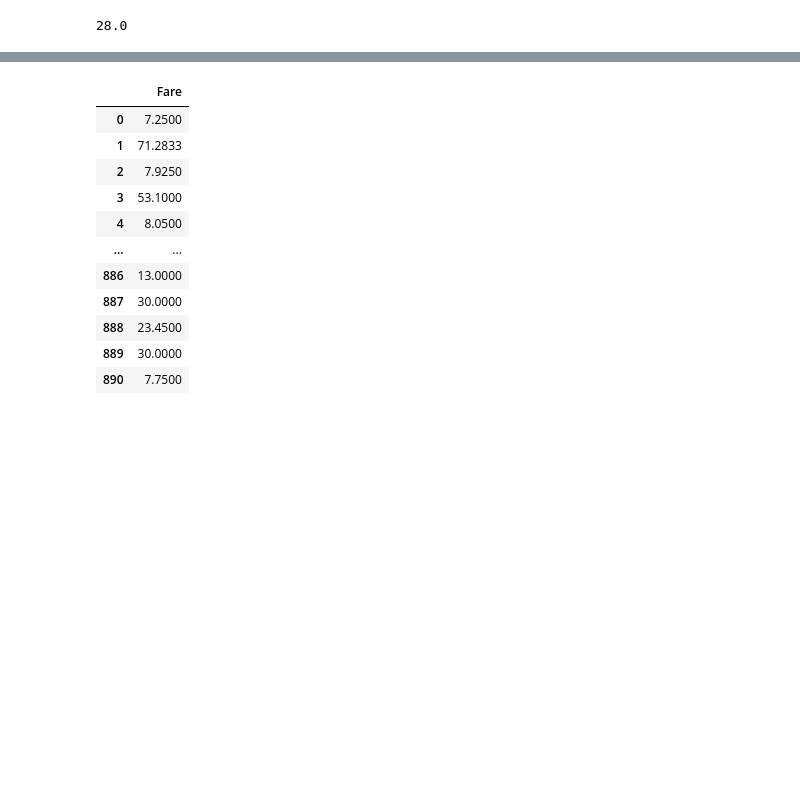
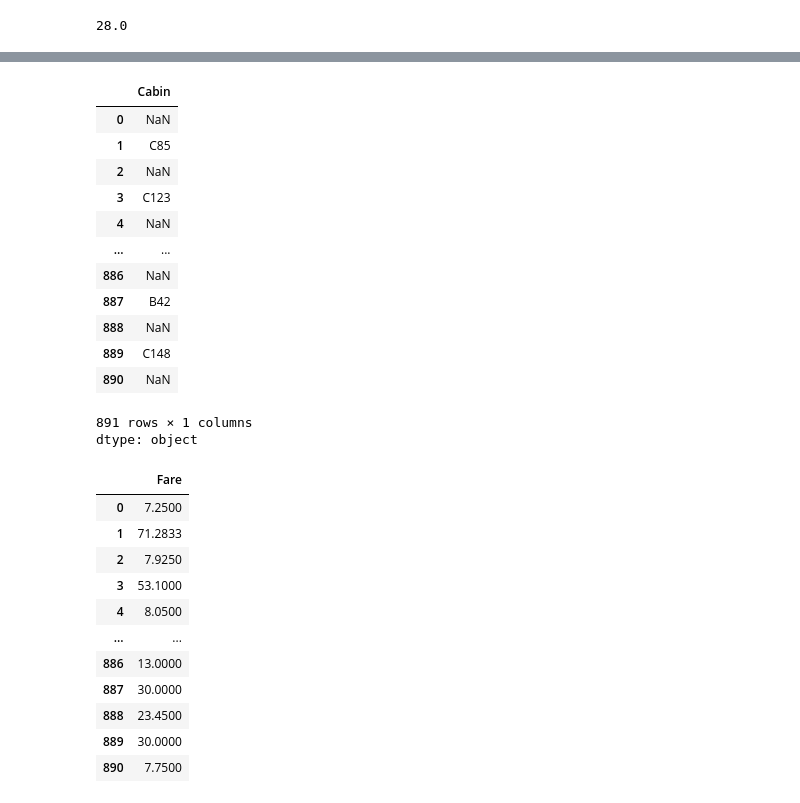
Before and after one commit to 2303a51355/ADM-2025, a Jupyter notebook: (Ass_1)_2303a51355.ipynb, the cells around one changed output, grey strips where cells are left out. Saved outputs shown, nothing was run; the diff lists cells and outputs as text; code cells hidden in the pictures; blank space fills up the shorter version.

```diff
--- a/(Ass_1)_2303a51355.ipynb
+++ b/(Ass_1)_2303a51355.ipynb
@@ -160,0 +222,17 @@ df2
+# %%
+df2['Cabin']
+# %% [output]
+|  | Cabin |
+| 0 | NaN |
+| 1 | C85 |
+| 2 | NaN |
+| 3 | C123 |
+| 4 | NaN |
+| ... | ... |
+| 886 | NaN |
+| 887 | B42 |
+| 888 | NaN |
+| 889 | C148 |
+| 890 | NaN |
+891 rows × 1 columns
+dtype: object
```
Also changed, not shown: parts of 20 cells of this notebook.
